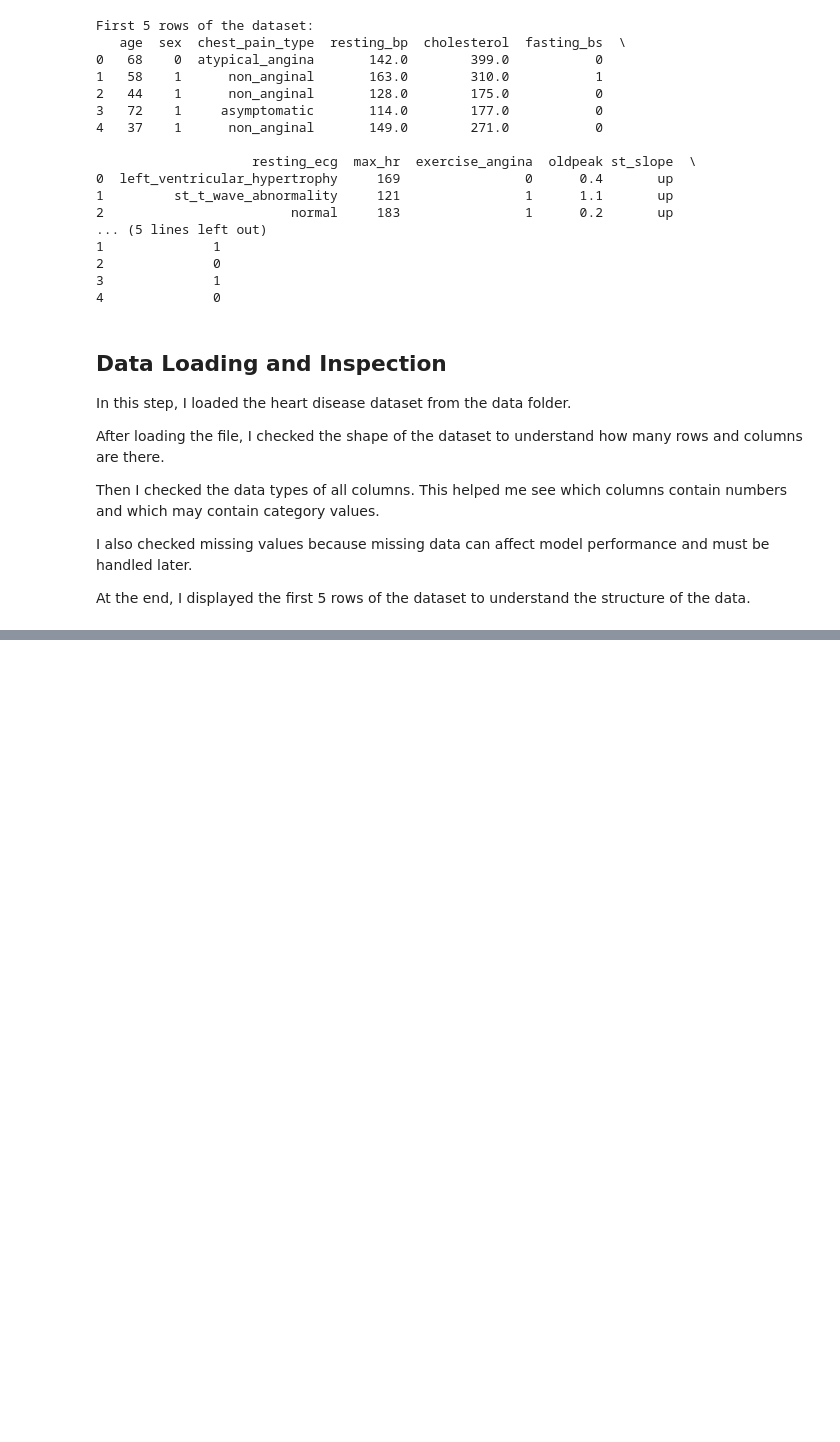
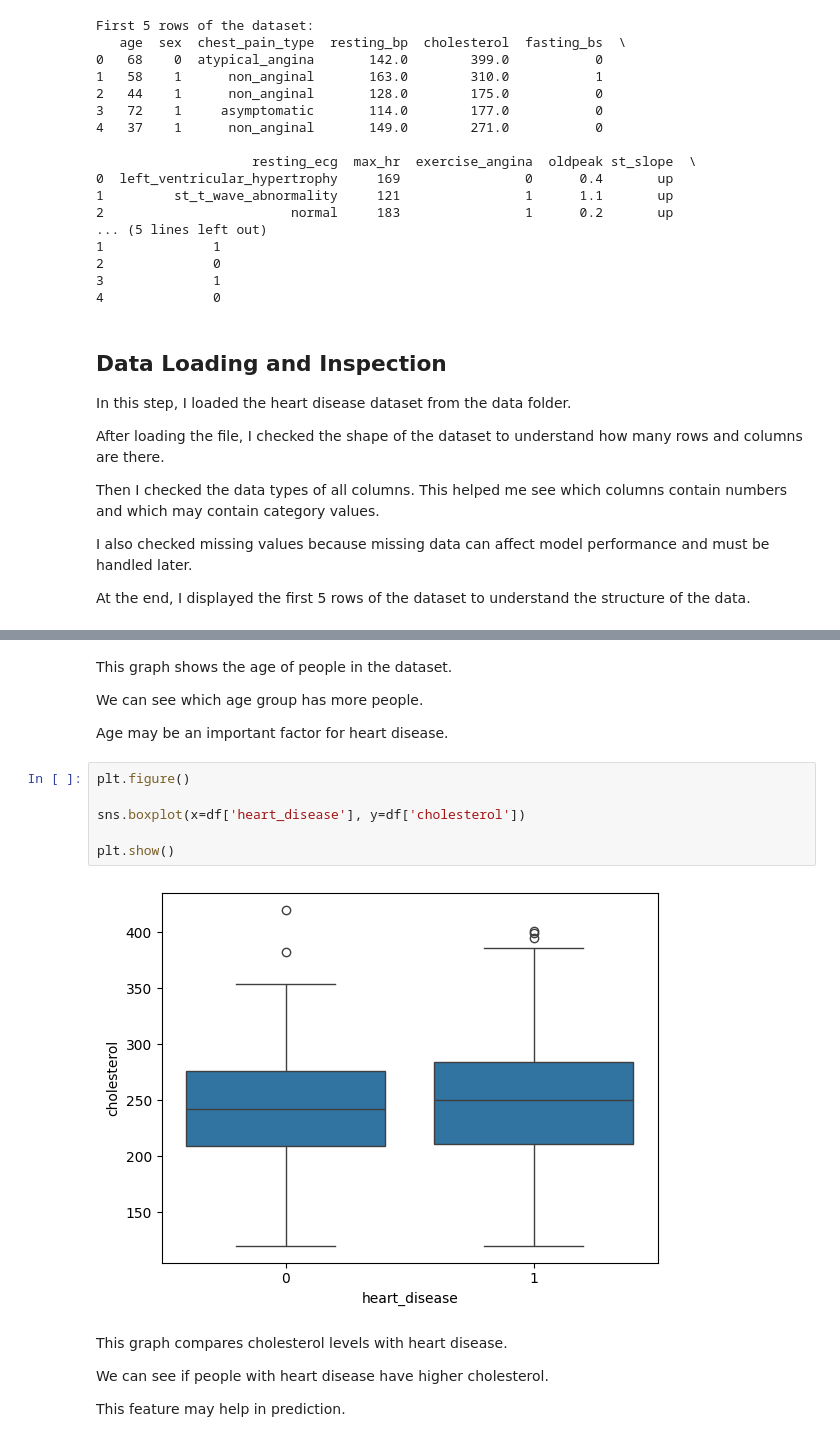
Before and after one commit to dppanchal889/ml-assessment-Dipika-panchal, a Jupyter notebook: part_a/q1_supervised.ipynb, the cells around one changed output, grey strips where cells are left out. Drawn from its saved outputs; the diff is of its cells as text; blank space fills up the shorter version.

```diff
--- a/part_a/q1_supervised.ipynb
+++ b/part_a/q1_supervised.ipynb
@@ -105,0 +152,20 @@ At the end, I displayed the first 5 rows of the dataset to understand the struct
+# %% [markdown]
+This graph shows the age of people in the dataset.
+
+We can see which age group has more people.
+
+Age may be an important factor for heart disease.
+# %%
+plt.figure()
+
+sns.boxplot(x=df['heart_disease'], y=df['cholesterol'])
+
+plt.show()
+# %% [output]
+[figure, added]
+# %% [markdown]
+This graph compares cholesterol levels with heart disease.
+
+We can see if people with heart disease have higher cholesterol.
+
+This feature may help in prediction.
```
Also changed, not shown: parts of 9 cells of this notebook.
